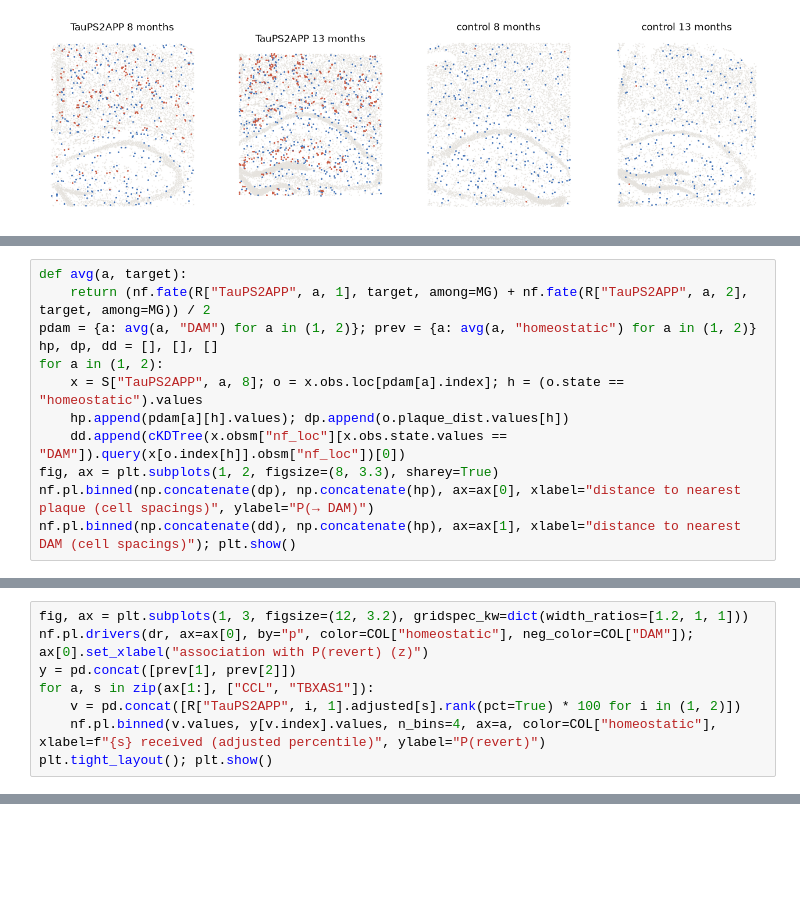
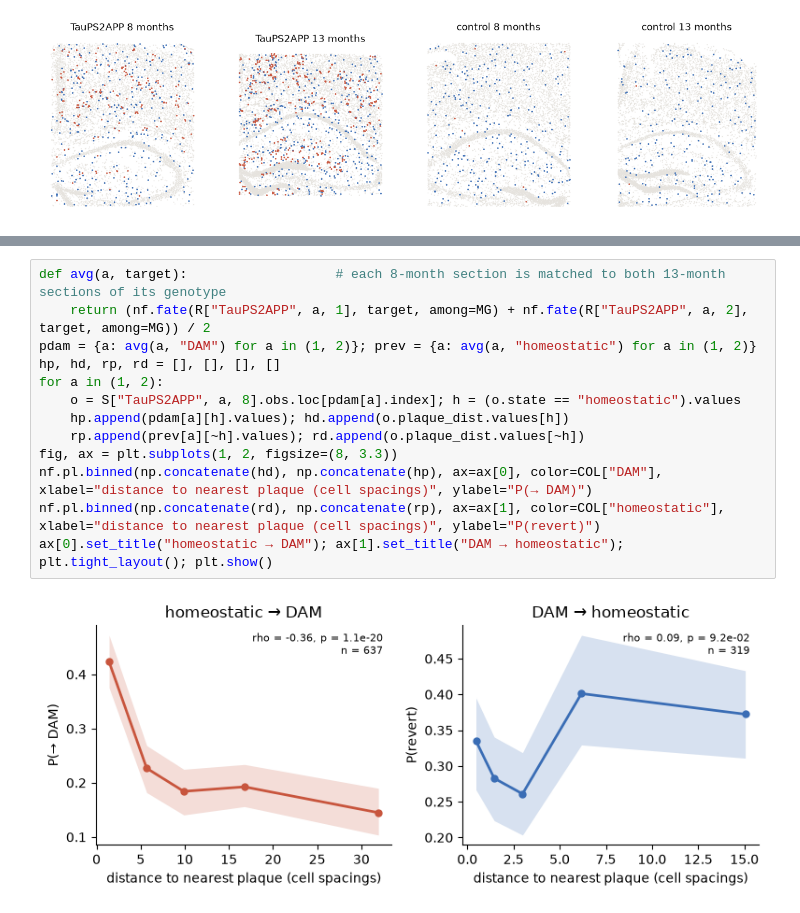
Before and after one commit to jiang-junyao/Niche-FATE, a Jupyter notebook: tutorials/2_alzheimers_microglia.ipynb, the cells around one changed output, grey strips where cells are left out. Saved outputs shown, nothing was run; the diff lists cells and outputs as text; blank space fills up the shorter version.

```diff
--- a/tutorials/2_alzheimers_microglia.ipynb
+++ b/tutorials/2_alzheimers_microglia.ipynb
@@ -106,12 +111,0 @@ plt.show()
-# %%
-def avg(a, target):
-    return (nf.fate(R["TauPS2APP", a, 1], target, among=MG) + nf.fate(R["TauPS2APP", a, 2], target, among=MG)) / 2
-pdam = {a: avg(a, "DAM") for a in (1, 2)}; prev = {a: avg(a, "homeostatic") for a in (1, 2)}
-hp, dp, dd = [], [], []
-for a in (1, 2):
-    x = S["TauPS2APP", a, 8]; o = x.obs.loc[pdam[a].index]; h = (o.state == "homeostatic").values
-    hp.append(pdam[a][h].values); dp.append(o.plaque_dist.values[h])
-    dd.append(cKDTree(x.obsm["nf_loc"][x.obs.state.values == "DAM"]).query(x[o.index[h]].obsm["nf_loc"])[0])
-fig, ax = plt.subplots(1, 2, figsize=(8, 3.3), sharey=True)
-nf.pl.binned(np.concatenate(dp), np.concatenate(hp), ax=ax[0], xlabel="distance to nearest plaque (cell spacings)", ylabel="P(→ DAM)")
-nf.pl.binned(np.concatenate(dd), np.concatenate(hp), ax=ax[1], xlabel="distance to nearest DAM (cell spacings)"); plt.show()
@@ -134,8 +111,0 @@ dr[dr.p < 0.05].round(4)
-# %%
-fig, ax = plt.subplots(1, 3, figsize=(12, 3.2), gridspec_kw=dict(width_ratios=[1.2, 1, 1]))
-nf.pl.drivers(dr, ax=ax[0], by="p", color=COL["homeostatic"], neg_color=COL["DAM"]); ax[0].set_xlabel("association with P(revert) (z)")
-y = pd.concat([prev[1], prev[2]])
-for a, s in zip(ax[1:], ["CCL", "TBXAS1"]):
-    v = pd.concat([R["TauPS2APP", i, 1].adjusted[s].rank(pct=True) * 100 for i in (1, 2)])
-    nf.pl.binned(v.values, y[v.index].values, n_bins=4, ax=a, color=COL["homeostatic"], xlabel=f"{s} received (adjusted percentile)", ylabel="P(revert)")
-plt.tight_layout(); plt.show()
@@ -143,0 +116,15 @@ plt.tight_layout(); plt.show()
+# %%
+def avg(a, target):                   # each 8-month section is matched to both 13-month sections of its genotype
+    return (nf.fate(R["TauPS2APP", a, 1], target, among=MG) + nf.fate(R["TauPS2APP", a, 2], target, among=MG)) / 2
+pdam = {a: avg(a, "DAM") for a in (1, 2)}; prev = {a: avg(a, "homeostatic") for a in (1, 2)}
+hp, hd, rp, rd = [], [], [], []
+for a in (1, 2):
+    o = S["TauPS2APP", a, 8].obs.loc[pdam[a].index]; h = (o.state == "homeostatic").values
+    hp.append(pdam[a][h].values); hd.append(o.plaque_dist.values[h])
+    rp.append(prev[a][~h].values); rd.append(o.plaque_dist.values[~h])
+fig, ax = plt.subplots(1, 2, figsize=(8, 3.3))
+nf.pl.binned(np.concatenate(hd), np.concatenate(hp), ax=ax[0], color=COL["DAM"], xlabel="distance to nearest plaque (cell spacings)", ylabel="P(→ DAM)")
+nf.pl.binned(np.concatenate(rd), np.concatenate(rp), ax=ax[1], color=COL["homeostatic"], xlabel="distance to nearest plaque (cell spacings)", ylabel="P(revert)")
+ax[0].set_title("homeostatic → DAM"); ax[1].set_title("DAM → homeostatic"); plt.tight_layout(); plt.show()
+# %% [output]
+[figure, added]
```
Also changed, not shown: parts of 12 cells of this notebook, 11 other files.
